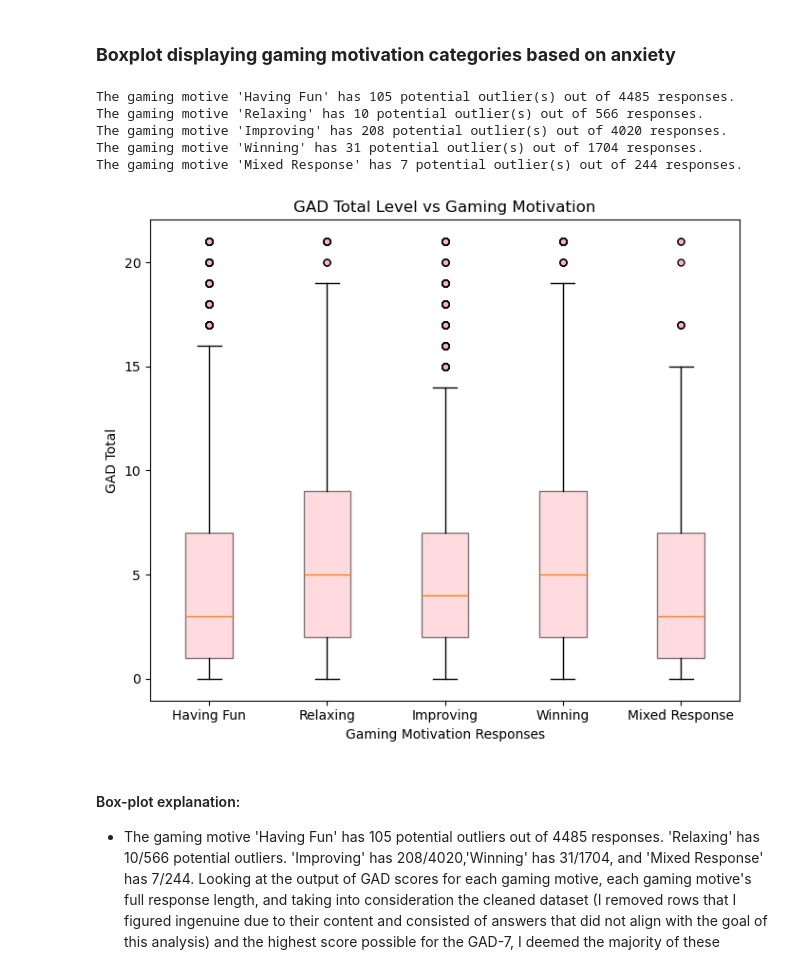
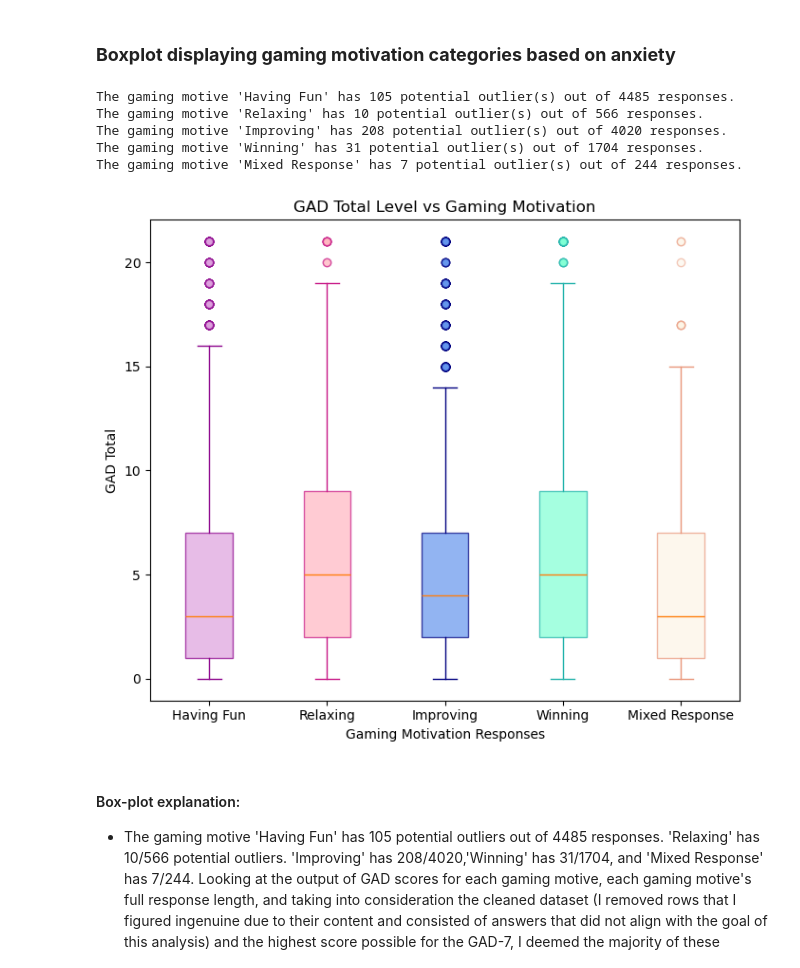
Before and after one commit to ComfyKoala/Project_1_Group_1, a Jupyter notebook: final_analysis/final_analysis.ipynb, the cells around one changed output. Drawn from its saved outputs; the diff is of its cells as text; code cells hidden in the pictures.

```diff
--- a/final_analysis/final_analysis.ipynb
+++ b/final_analysis/final_analysis.ipynb
@@ -809,36 +809,42 @@ fig, ax = plt.subplots(figsize=(7,6))
 #setting box plot positions
 positions = range(1, len(gaming_motive) +1)
 
+#setting colors and edgecolors for each gaming motive
+box_colors = ["plum", "lightpink", "cornflowerblue", "aquamarine", "oldlace"]
+box_edgec = ["darkmagenta", "mediumvioletred", "navy", "lightseagreen", "darksalmon"]
+
 #plotting box plots for each gaming motive based on GAD Total
 for i, motive in enumerate(gaming_motive):
     motive_data = plot_data_df[plot_data_df['Gaming Motivation'] == motive]['GAD Total']
 
     #formatting boxplots
     boxplot = ax.boxplot(motive_data,
                          positions=[positions[i]],
                          widths=0.4,
                          patch_artist=True,
-                         boxprops=dict(facecolor='lightpink', alpha=0.5),
-                         flierprops=dict(marker='o', markerfacecolor='lightpink', markersize=5))
+                         boxprops=dict(facecolor= box_colors[i], edgecolor= box_edgec[i], alpha= 0.7),
+                         whiskerprops=dict(color= box_edgec[i], alpha= 1),
+                         flierprops=dict(marker= 'o', markerfacecolor= box_colors[i], markeredgecolor= box_edgec[i], markersize= 6, alpha= 0.5),
+                         capprops=dict(color= box_edgec[i], alpha= 1))
 
 #extra formatting for boxplots
 ax.set_xticks(positions)
 ax.set_xticklabels(gaming_motive)
 ax.set_title('GAD Total Level vs Gaming Motivation')
 ax.set_ylabel('GAD Total')
 ax.set_xlabel('Gaming Motivation Responses')
 
 
 plt.tight_layout()
 fold_path = "../images/"
 plt.savefig(fold_path + 'GameMotive_BoxPlot')
 # %% [output]
 The gaming motive 'Having Fun' has 105 potential outlier(s) out of 4485 responses.
 The gaming motive 'Relaxing' has 10 potential outlier(s) out of 566 responses.
 The gaming motive 'Improving' has 208 potential outlier(s) out of 4020 responses.
 The gaming motive 'Winning' has 31 potential outlier(s) out of 1704 responses.
 The gaming motive 'Mixed Response' has 7 potential outlier(s) out of 244 responses.
-[figure, old version]
+[figure, new version]
 # %% [markdown]
 #### Box-plot explanation:
 - The gaming motive 'Having Fun' has 105 potential outliers out of 4485 responses. 'Relaxing' has 10/566 potential outliers. 'Improving' has 208/4020,'Winning' has 31/1704, and 'Mixed Response' has 7/244. Looking at the output of GAD scores for each gaming motive, each gaming motive's full response length, and taking into consideration the cleaned dataset (I removed rows that I figured ingenuine due to their content and consisted of answers that did not align with the goal of this analysis) and the highest score possible for the GAD-7, I deemed the majority of these outliers to be genuine. However, it should be taken into account that based on our population (2015 online gamers/reddit users likely not within a strict survey environment) it is likely some responses may be disingenuine.
```
Also changed, not shown: parts of 3 cells of this notebook, 6 other files.
